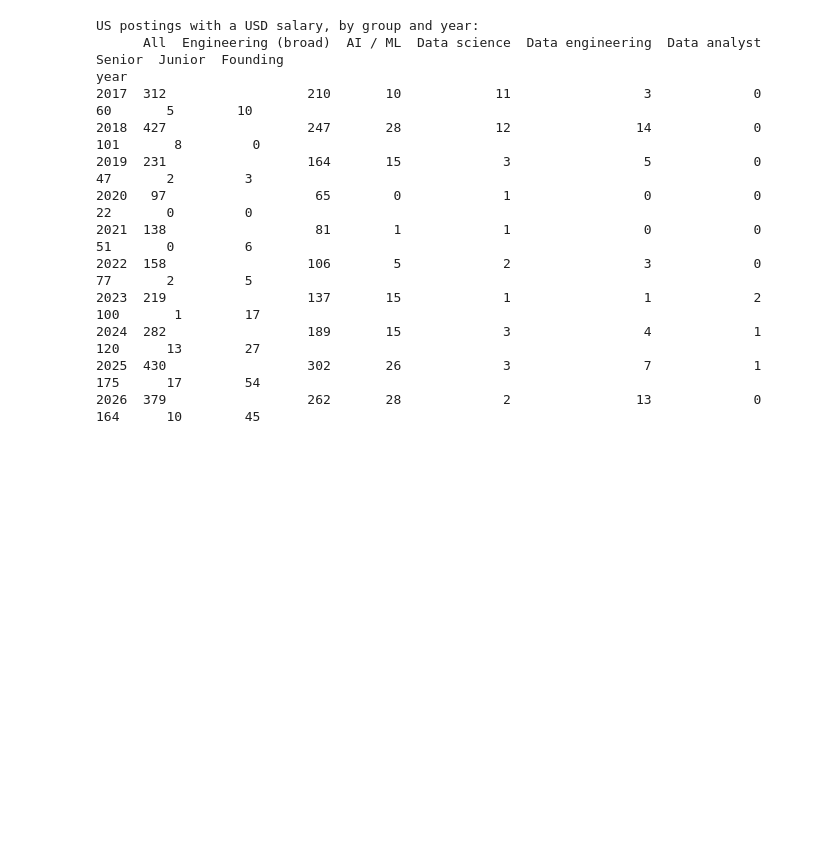
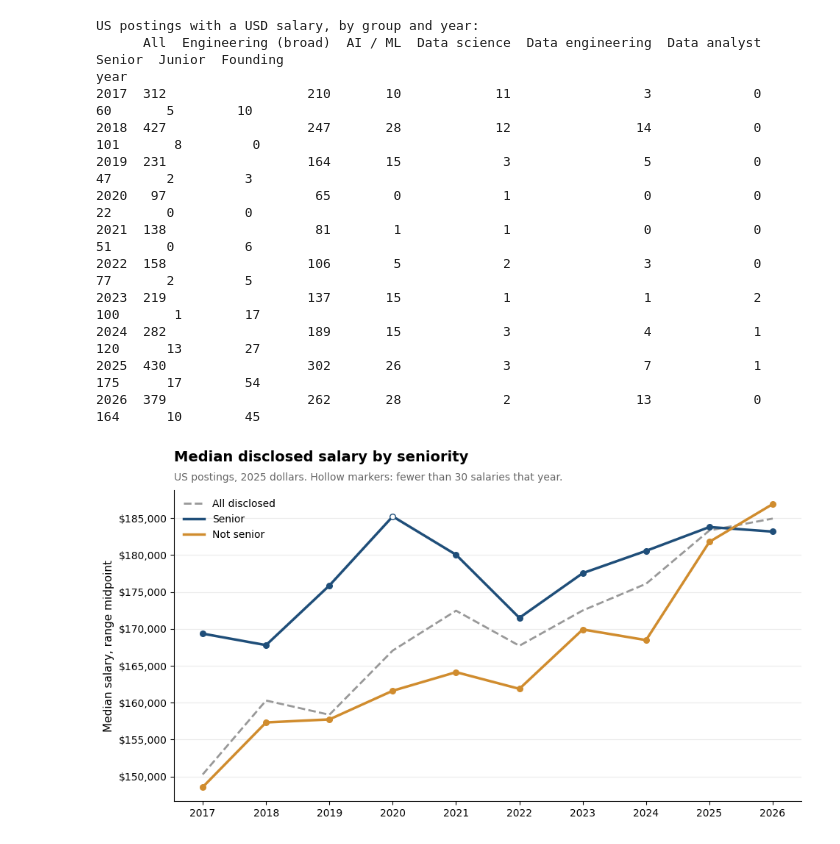
Before and after one commit to AirKristo/hn-hiring-tracker, a Jupyter notebook: notebooks/analysis.ipynb, the cells around one changed output. Cells and saved outputs as stored; diff of their text form; code cells hidden in the pictures; blank space fills up the shorter version.

Commit message:
add difference-in-differences on salary disclosure

```diff
--- a/notebooks/analysis.ipynb
+++ b/notebooks/analysis.ipynb
@@ -1522,3 +1523,103 @@ year
 2024  282                  189       15             3                 4             1     120      13        27
 2025  430                  302       26             3                 7             1     175      17        54
 2026  379                  262       28             2                13             0     164      10        45
+# %%
+MINIMUM_GROUP_SIZE = 30
+
+SENIORITY_GROUP_COLORS = {
+    "Senior": SENIORITY_COLORS["seniority_senior"],
+    "Not senior": "#d08c2e",
+}
+
+us_salaries["seniority_group"] = "Not senior"
+us_salaries.loc[us_salaries["seniority_senior"], "seniority_group"] = "Senior"
+
+group_medians = us_salaries.pivot_table(
+    index="year",
+    columns="seniority_group",
+    values="real_midpoint",
+    aggfunc="median",
+)
+group_sizes = us_salaries.pivot_table(
+    index="year",
+    columns="seniority_group",
+    values="real_midpoint",
+    aggfunc="size",
+)
+
+figure, axis = plt.subplots()
+
+axis.plot(
+    salary_years,
+    salary_by_year["real_median"],
+    color=ALL_POSTINGS_COLOR,
+    linewidth=2,
+    linestyle="--",
+    label="All disclosed",
+)
+
+for group_name, color in SENIORITY_GROUP_COLORS.items():
+    axis.plot(
+        salary_years,
+        group_medians[group_name],
+        color=color,
+        linewidth=2.5,
+        label=group_name,
+    )
+
+    # Filled markers where the year has enough salaries; hollow where it doesn't.
+    has_enough = group_sizes[group_name] >= MINIMUM_GROUP_SIZE
+
+    axis.scatter(
+        salary_years[has_enough.values],
+        group_medians[group_name][has_enough],
+        color=color,
+        s=30,
+        zorder=3,
+    )
+    axis.scatter(
+        salary_years[~has_enough.values],
+        group_medians[group_name][~has_enough],
+        facecolor="white",
+        edgecolor=color,
+        s=30,
+        zorder=3,
+    )
+
+axis.set_title("Median disclosed salary by seniority", loc="left", pad=28)
+axis.text(
+    0,
+    1.03,
+    f"US postings, {SALARY_BASE_YEAR} dollars. Hollow markers: fewer than "
+    f"{MINIMUM_GROUP_SIZE} salaries that year.",
+    transform=axis.transAxes,
+    color=SUBTITLE_COLOR,
+)
+
+axis.set_ylabel("Median salary, range midpoint")
+axis.yaxis.set_major_formatter(StrMethodFormatter("${x:,.0f}"))
+axis.set_xticks(salary_years)
+axis.legend(loc="upper left", frameon=False)
+
+figure.savefig(FIGURES_DIRECTORY / "14_salary_by_seniority.png", dpi=150, bbox_inches="tight")
+plt.show()
+
+composition_table = pd.DataFrame({
+    "senior_share_of_disclosed": us_salaries.groupby("year")["seniority_senior"].mean() * 100,
+    "senior_n": group_sizes["Senior"],
+    "senior_median": group_medians["Senior"],
+    "not_senior_n": group_sizes["Not senior"],
+    "not_senior_median": group_medians["Not senior"],
+    "all_median": salary_by_year["real_median"],
+})
+
+print(composition_table.round(0).to_string())
+
+growth_start = ROLE_START_YEAR
+growth_end = SALARY_BASE_YEAR
+
+for column in ["senior_median", "not_senior_median", "all_median"]:
+    growth = composition_table.loc[growth_end, column] / composition_table.loc[growth_start, column] - 1
+    print(f"{column}: {growth:+.1%} real, {growth_start}–{growth_end}")
+# %% [output]
+[figure, added]
```
Also changed, not shown: parts of 9 cells of this notebook, 4 other files.
